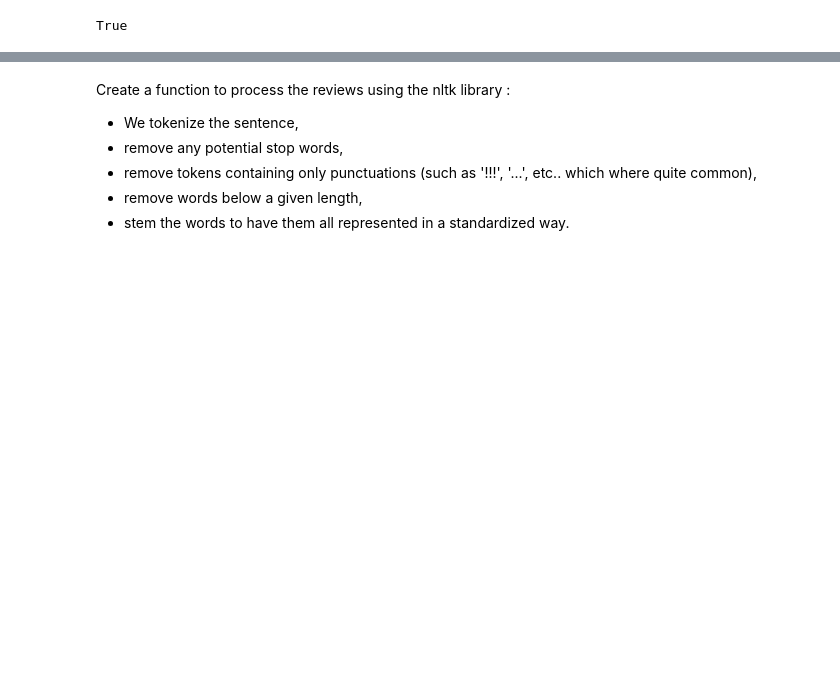
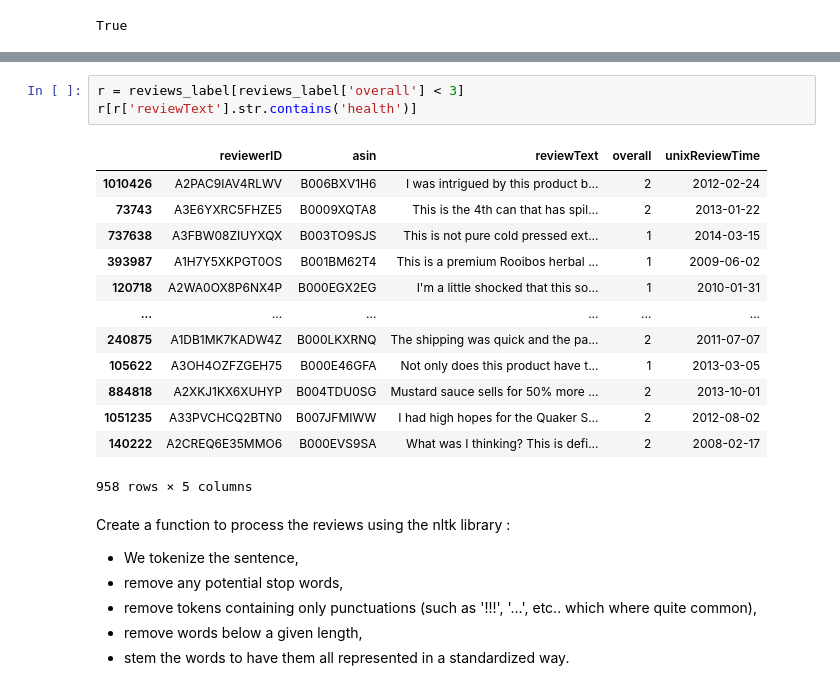
Before and after one commit to KKanakaraj/Amazon-Reviews-Infectious-Disease, a Jupyter notebook: notebooks/Milestone2.ipynb, the cells around one changed output, grey strips where cells are left out. Cells and saved outputs as stored; diff of their text form; blank space fills up the shorter version.

```diff
--- a/notebooks/Milestone2.ipynb
+++ b/notebooks/Milestone2.ipynb
@@ -114,3 +114,20 @@ reviews_label.head()
+# %%
+r = reviews_label[reviews_label['overall'] < 3]
+r[r['reviewText'].str.contains('health')]
+# %% [output]
+|  | reviewerID | asin | reviewText | overall | unixReviewTime |
+| 1010426 | A2PAC9IAV4RLWV | B006BXV1H6 | I was intrigued by this product b... | 2 | 2012-02-24 |
+| 73743 | A3E6YXRC5FHZE5 | B0009XQTA8 | This is the 4th can that has spil... | 2 | 2013-01-22 |
+| 737638 | A3FBW08ZIUYXQX | B003TO9SJS | This is not pure cold pressed ext... | 1 | 2014-03-15 |
+| 393987 | A1H7Y5XKPGT0OS | B001BM62T4 | This is a premium Rooibos herbal ... | 1 | 2009-06-02 |
+| 120718 | A2WA0OX8P6NX4P | B000EGX2EG | I'm a little shocked that this so... | 1 | 2010-01-31 |
+| ... | ... | ... | ... | ... | ... |
+| 240875 | A1DB1MK7KADW4Z | B000LKXRNQ | The shipping was quick and the pa... | 2 | 2011-07-07 |
+| 105622 | A3OH4OZFZGEH75 | B000E46GFA | Not only does this product have t... | 1 | 2013-03-05 |
+| 884818 | A2XKJ1KX6XUHYP | B004TDU0SG | Mustard sauce sells for 50% more ... | 2 | 2013-10-01 |
+| 1051235 | A33PVCHCQ2BTN0 | B007JFMIWW | I had high hopes for the Quaker S... | 2 | 2012-08-02 |
+| 140222 | A2CREQ6E35MMO6 | B000EVS9SA | What was I thinking? This is defi... | 2 | 2008-02-17 |
+958 rows × 5 columns
 # %% [markdown]
 Create a function to process the reviews using the nltk library :
 * We tokenize the sentence,
```
Also changed, not shown: parts of 15 cells of this notebook.
